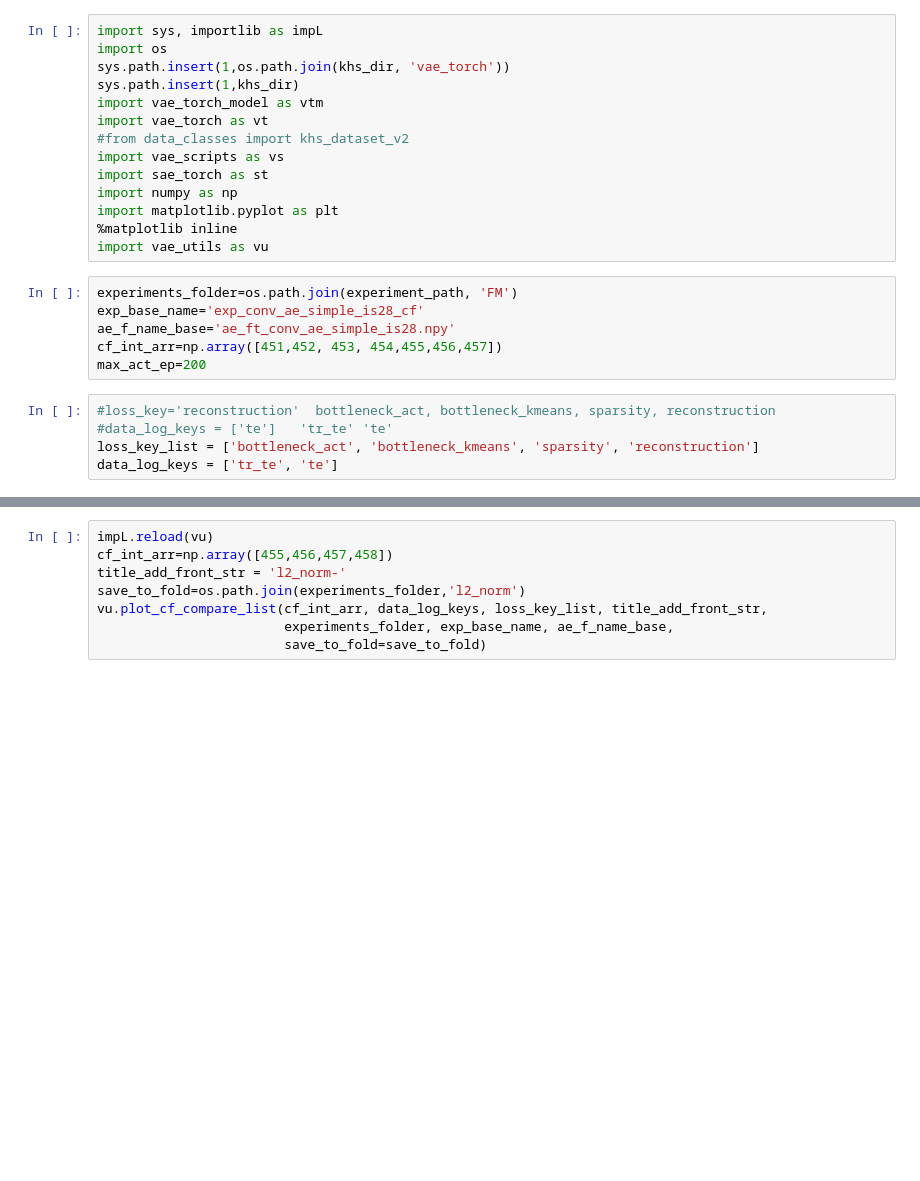
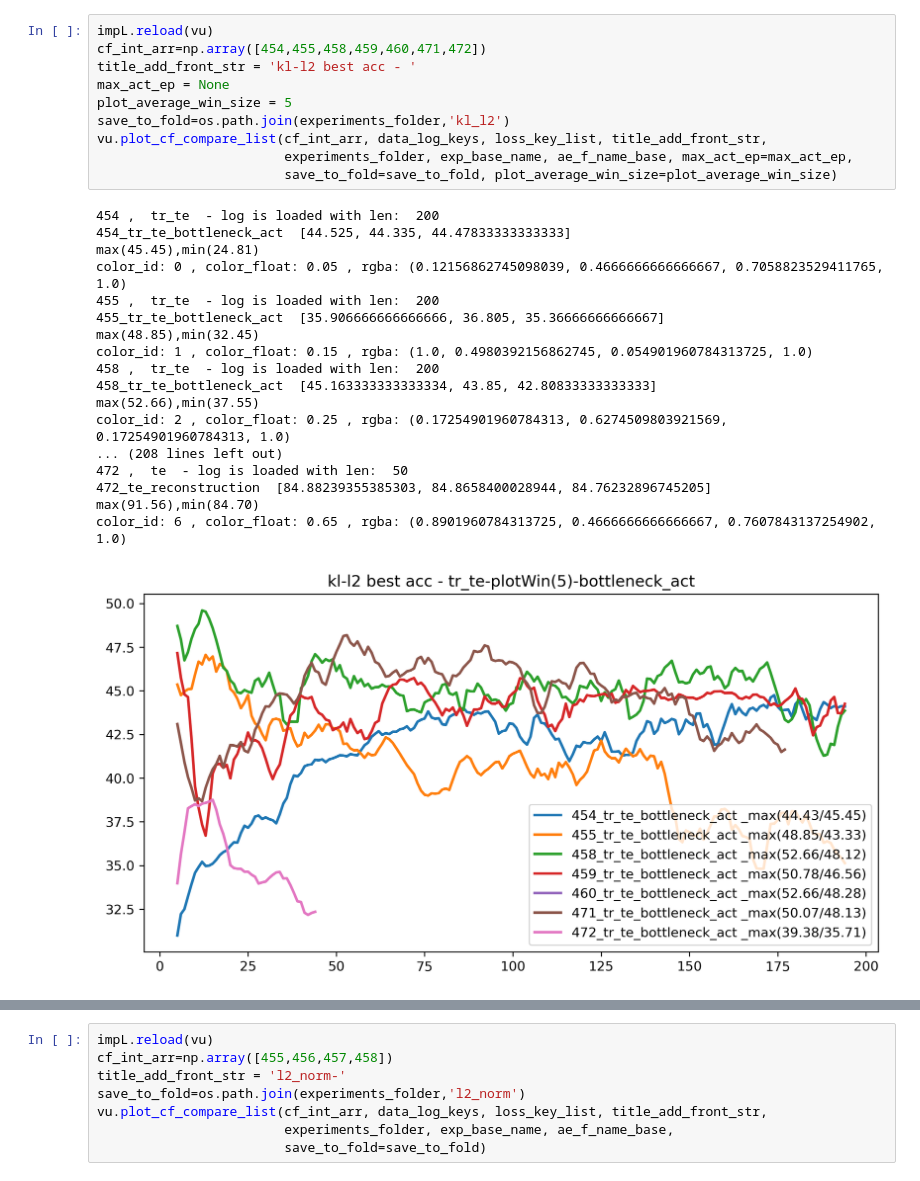
Before and after one commit to dogasiyli-boun/keyhandshapediscovery, a Jupyter notebook: ipynb/plot_cf_compare_FC_cf_ws.ipynb, the cells around one changed output, grey strips where cells are left out. Saved outputs shown, nothing was run; the diff lists cells and outputs as text; blank space fills up the shorter version.

Commit message:
moving average plot, media SSD to mnt SSD for ws

```diff
--- a/ipynb/plot_cf_compare_FC_cf_ws.ipynb
+++ b/ipynb/plot_cf_compare_FC_cf_ws.ipynb
@@ -39,25 +63,29 @@ experiment_path = get_var_by_comp_name('experiment_path')
-# %%
-import sys, importlib as impL
-import os
-sys.path.insert(1,os.path.join(khs_dir, 'vae_torch'))
-sys.path.insert(1,khs_dir)
-import vae_torch_model as vtm
-import vae_torch as vt
-#from data_classes import khs_dataset_v2
-import vae_scripts as vs
-import sae_torch as st
-import numpy as np
-import matplotlib.pyplot as plt
-%matplotlib inline
-import vae_utils as vu
-# %%
-experiments_folder=os.path.join(experiment_path, 'FM')
-exp_base_name='exp_conv_ae_simple_is28_cf'
-ae_f_name_base='ae_ft_conv_ae_simple_is28.npy'
-cf_int_arr=np.array([451,452, 453, 454,455,456,457])
-max_act_ep=200
-# %%
-#loss_key='reconstruction'  bottleneck_act, bottleneck_kmeans, sparsity, reconstruction
-#data_log_keys = ['te']   'tr_te' 'te'
-loss_key_list = ['bottleneck_act', 'bottleneck_kmeans', 'sparsity', 'reconstruction']
-data_log_keys = ['tr_te', 'te']
+# %%
+impL.reload(vu)
+cf_int_arr=np.array([454,455,458,459,460,471,472])
+title_add_front_str = 'kl-l2 best acc - '
+max_act_ep = None
+plot_average_win_size = 5
+save_to_fold=os.path.join(experiments_folder,'kl_l2')
+vu.plot_cf_compare_list(cf_int_arr, data_log_keys, loss_key_list, title_add_front_str,
+                        experiments_folder, exp_base_name, ae_f_name_base, max_act_ep=max_act_ep,
+                        save_to_fold=save_to_fold, plot_average_win_size=plot_average_win_size)
+# %% [output]
+454 ,  tr_te  - log is loaded with len:  200
+454_tr_te_bottleneck_act  [44.525, 44.335, 44.47833333333333]
+max(45.45),min(24.81)
+color_id: 0 , color_float: 0.05 , rgba: (0.12156862745098039, 0.4666666666666667, 0.7058823529411765, 1.0)
+455 ,  tr_te  - log is loaded with len:  200
+455_tr_te_bottleneck_act  [35.906666666666666, 36.805, 35.36666666666667]
+max(48.85),min(32.45)
+color_id: 1 , color_float: 0.15 , rgba: (1.0, 0.4980392156862745, 0.054901960784313725, 1.0)
+458 ,  tr_te  - log is loaded with len:  200
+458_tr_te_bottleneck_act  [45.163333333333334, 43.85, 42.80833333333333]
+max(52.66),min(37.55)
+color_id: 2 , color_float: 0.25 , rgba: (0.17254901960784313, 0.6274509803921569, 0.17254901960784313, 1.0)
+... (208 lines left out)
+472 ,  te  - log is loaded with len:  50
+472_te_reconstruction  [84.88239355385303, 84.8658400028944, 84.76232896745205]
+max(91.56),min(84.70)
+color_id: 6 , color_float: 0.65 , rgba: (0.8901960784313725, 0.4666666666666667, 0.7607843137254902, 1.0)
+[figure, added]
```
Also changed, not shown: parts of 3 cells of this notebook, 53 other files.
